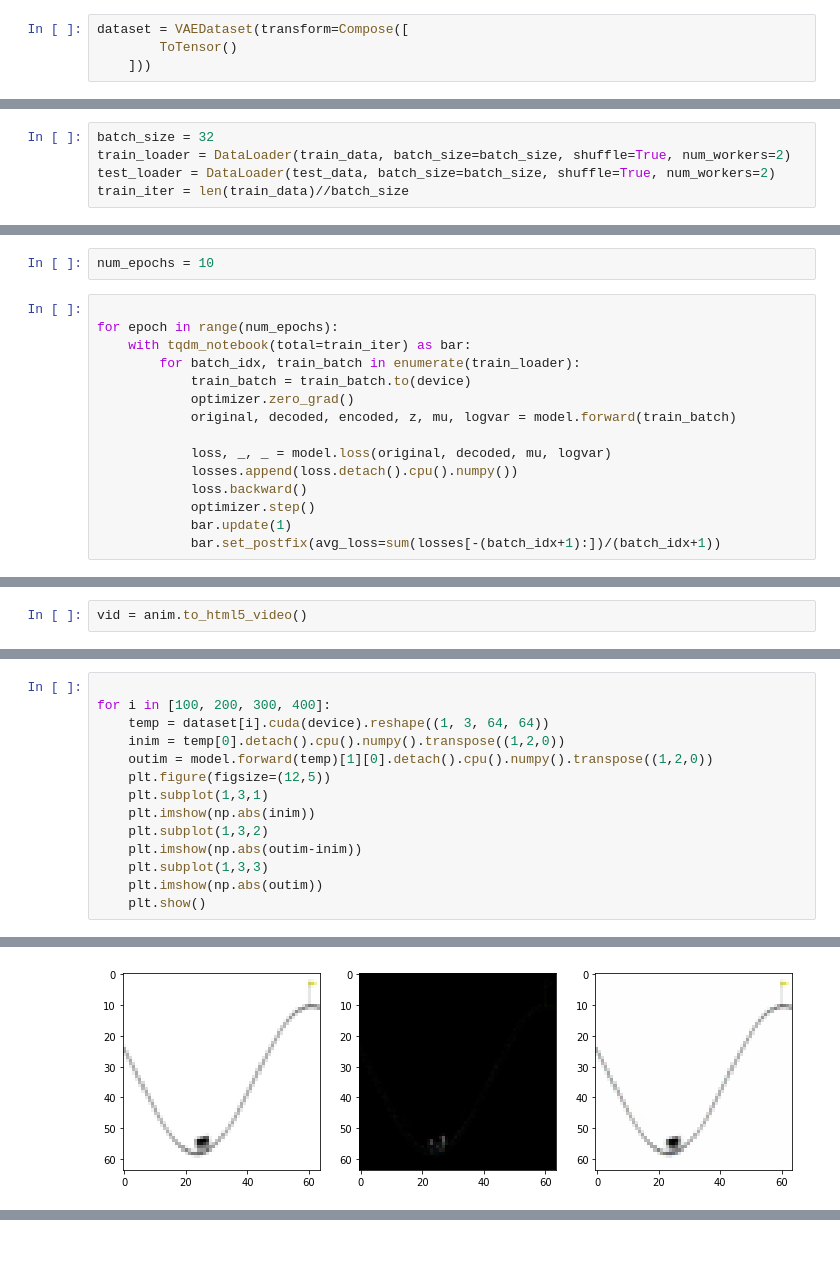
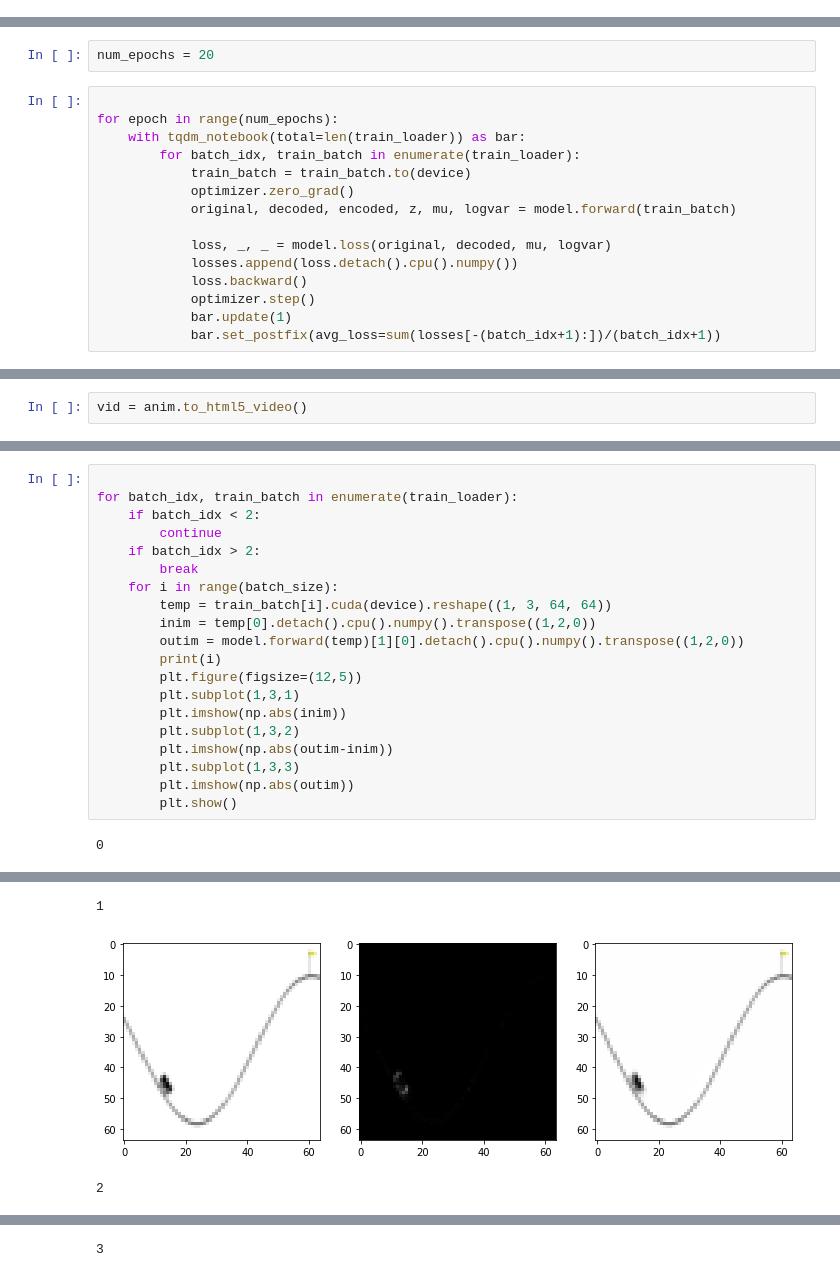
Before and after one commit to alex-faustino/rl-sandbox, a Jupyter notebook: project/agou2_dusad2/code/results.ipynb, the cells around one changed output, grey strips where cells are left out. Cells and saved outputs as stored; diff of their text form; blank space fills up the shorter version.

```diff
--- a/project/agou2_dusad2/code/results.ipynb
+++ b/project/agou2_dusad2/code/results.ipynb
@@ -48,4 +147,0 @@ summary(model, (3, 64, 64))
-# %%
-dataset = VAEDataset(transform=Compose([
-        ToTensor()
-    ]))
@@ -54,17 +148,12 @@ train_data, test_data = random_split(dataset, [9000, 1000])
-# %%
-batch_size = 32
-train_loader = DataLoader(train_data, batch_size=batch_size, shuffle=True, num_workers=2)
-test_loader = DataLoader(test_data, batch_size=batch_size, shuffle=True, num_workers=2)
-train_iter = len(train_data)//batch_size
 # %%
 losses = []
 optimizer = torch.optim.Adam(model.parameters(), lr=0.001)
 # %%
-num_epochs = 10
+num_epochs = 20
 # %%
 
 for epoch in range(num_epochs):
-    with tqdm_notebook(total=train_iter) as bar:
+    with tqdm_notebook(total=len(train_loader)) as bar:
         for batch_idx, train_batch in enumerate(train_loader):
             train_batch = train_batch.to(device)
             optimizer.zero_grad()
@@ -126,15 +223,22 @@ HTML(vid)
 # %%
 
-for i in [100, 200, 300, 400]:
-    temp = dataset[i].cuda(device).reshape((1, 3, 64, 64))
-    inim = temp[0].detach().cpu().numpy().transpose((1,2,0))
-    outim = model.forward(temp)[1][0].detach().cpu().numpy().transpose((1,2,0))
-    plt.figure(figsize=(12,5))
-    plt.subplot(1,3,1)
-    plt.imshow(np.abs(inim))
-    plt.subplot(1,3,2)
-    plt.imshow(np.abs(outim-inim))
-    plt.subplot(1,3,3)
-    plt.imshow(np.abs(outim))
-    plt.show()
+for batch_idx, train_batch in enumerate(train_loader):
+    if batch_idx < 2:
+        continue
+    if batch_idx > 2:
+        break
+    for i in range(batch_size):
+        temp = train_batch[i].cuda(device).reshape((1, 3, 64, 64))
+        inim = temp[0].detach().cpu().numpy().transpose((1,2,0))
+        outim = model.forward(temp)[1][0].detach().cpu().numpy().transpose((1,2,0))
+        print(i)
+        plt.figure(figsize=(12,5))
+        plt.subplot(1,3,1)
+        plt.imshow(np.abs(inim))
+        plt.subplot(1,3,2)
+        plt.imshow(np.abs(outim-inim))
+        plt.subplot(1,3,3)
+        plt.imshow(np.abs(outim))
+        plt.show()
 # %% [output]
+0
@@ -142 +246,3 @@ for i in [100, 200, 300, 400]:
+1
-[figure, old version]
+[figure, new version]
+2
@@ -143,0 +250 @@ for i in [100, 200, 300, 400]:
+3
```
Also changed, not shown: parts of 32 cells of this notebook.
